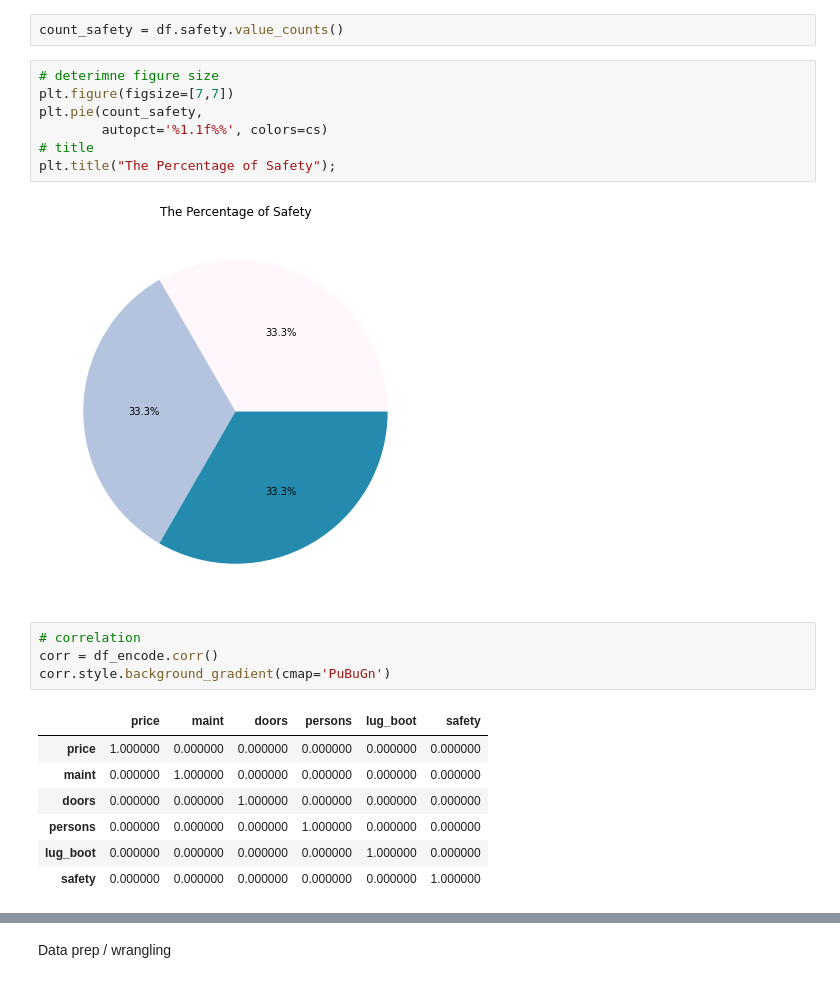
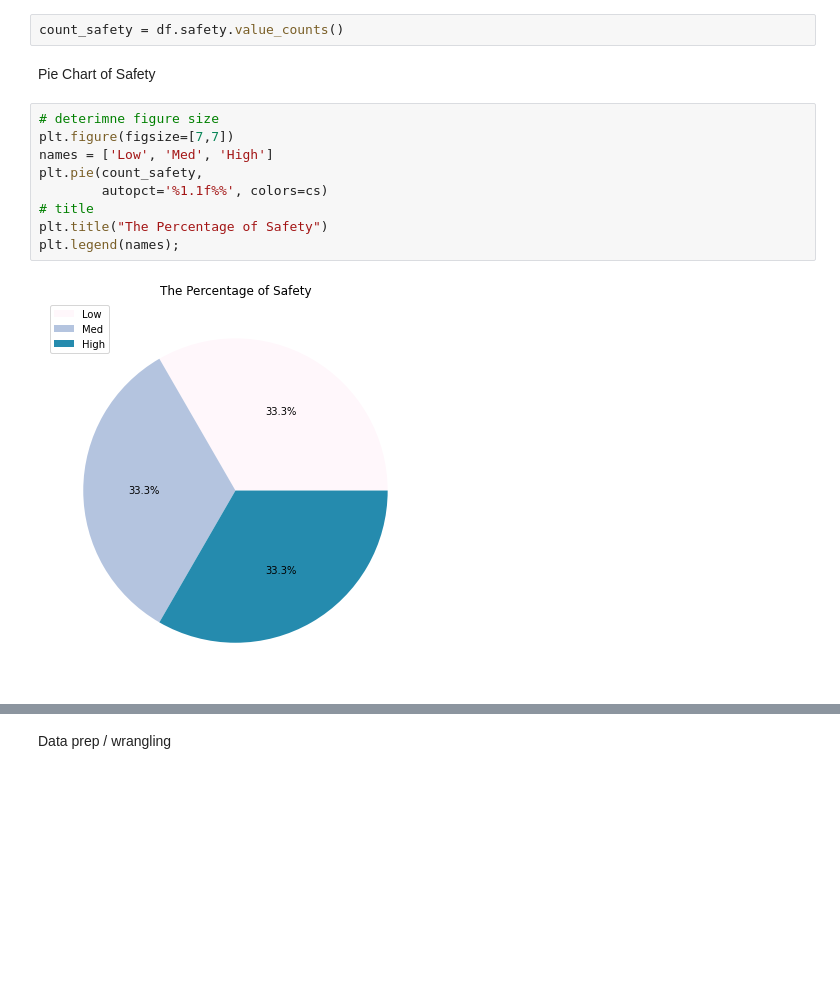
Before and after one commit to ibedoor/machine-learning, a Jupyter notebook: cars.ipynb, the cells around one changed output, grey strips where cells are left out. Cells and saved outputs as stored; diff of their text form; blank space fills up the shorter version.

```diff
--- a/cars.ipynb
+++ b/cars.ipynb
@@ -106,24 +106,16 @@ df.keys()
 Index(['price', 'maint', 'doors', 'persons', 'lug_boot', 'safety'], dtype='object')
 # %%
 count_safety = df.safety.value_counts()
+# %% [markdown]
+Pie Chart of Safety
 # %%
 # deterimne figure size
 plt.figure(figsize=[7,7])
+names = ['Low', 'Med', 'High']
 plt.pie(count_safety,
         autopct='%1.1f%%', colors=cs)
 # title
-plt.title("The Percentage of Safety");
+plt.title("The Percentage of Safety")
+plt.legend(names);
 # %% [output]
-[figure, old version]
+[figure, new version]
-# %%
-# correlation
-corr = df_encode.corr()
-corr.style.background_gradient(cmap='PuBuGn')
-# %% [output]
-|  | price | maint | doors | persons | lug_boot | safety |
-| price | 1.000000 | 0.000000 | 0.000000 | 0.000000 | 0.000000 | 0.000000 |
-| maint | 0.000000 | 1.000000 | 0.000000 | 0.000000 | 0.000000 | 0.000000 |
-| doors | 0.000000 | 0.000000 | 1.000000 | 0.000000 | 0.000000 | 0.000000 |
-| persons | 0.000000 | 0.000000 | 0.000000 | 1.000000 | 0.000000 | 0.000000 |
-| lug_boot | 0.000000 | 0.000000 | 0.000000 | 0.000000 | 1.000000 | 0.000000 |
-| safety | 0.000000 | 0.000000 | 0.000000 | 0.000000 | 0.000000 | 1.000000 |
```
Also changed, not shown: parts of 23 cells of this notebook.
